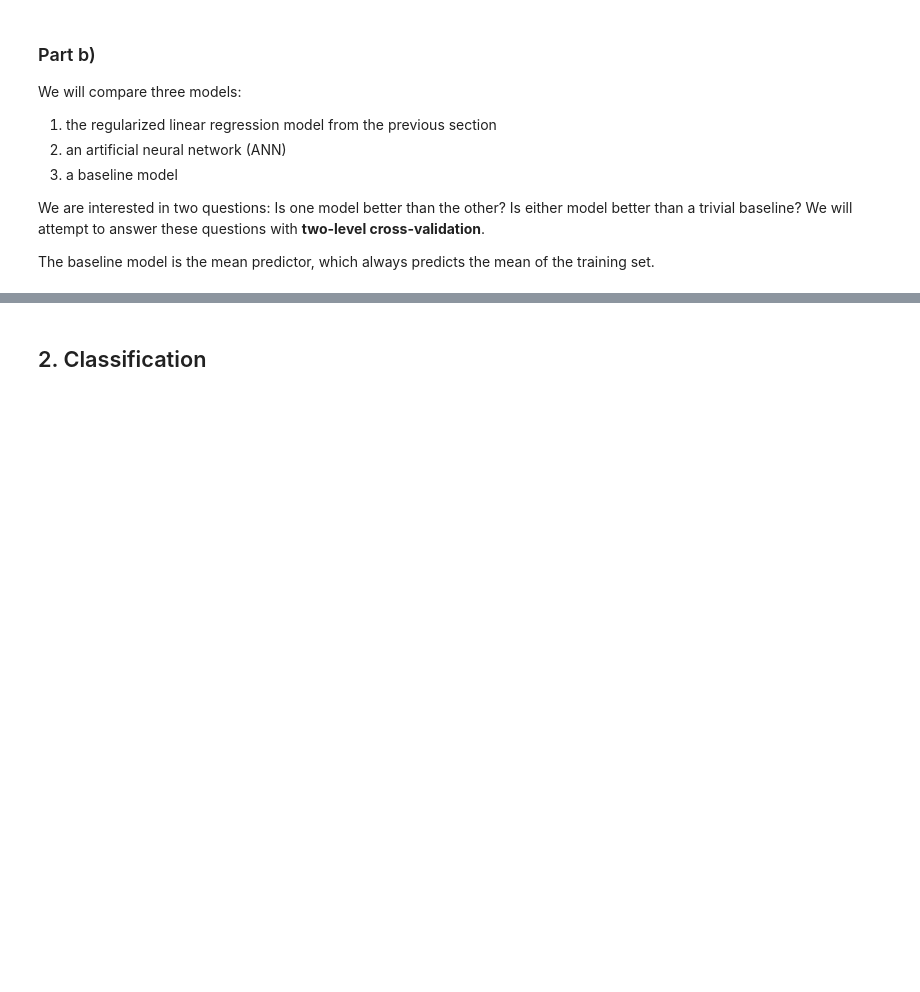
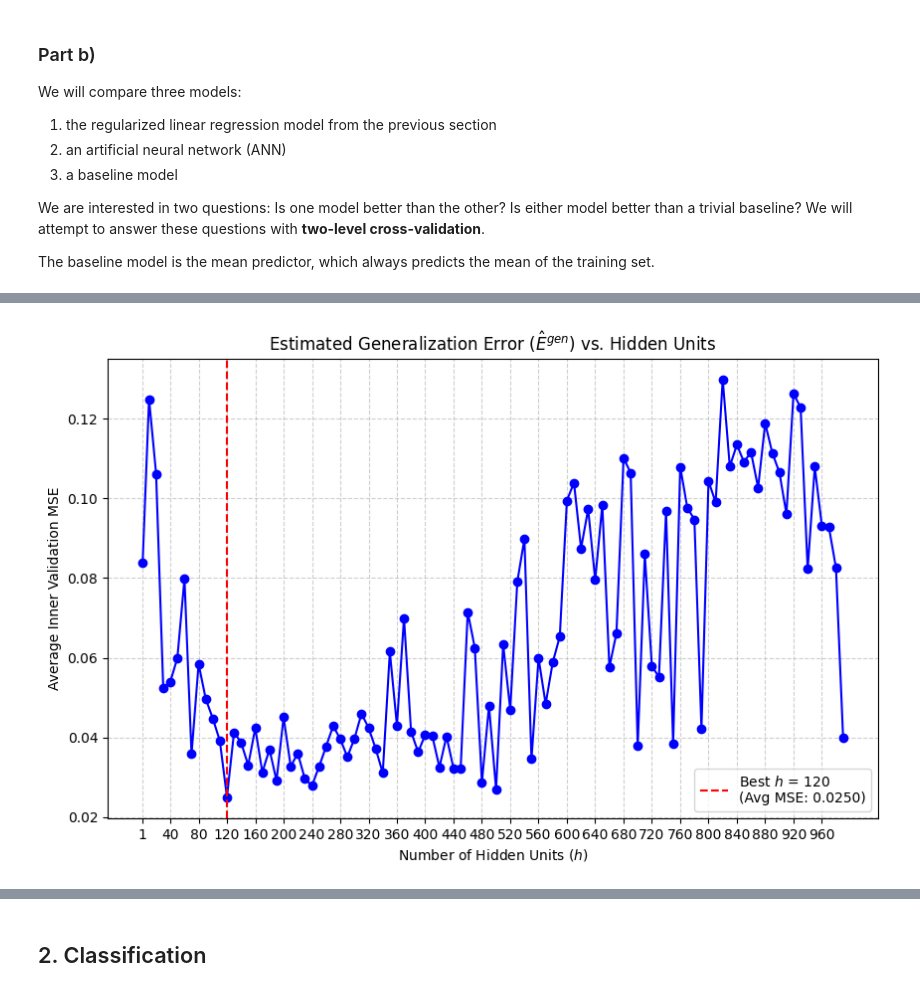
Before and after one commit to schependom/DTU_machine-learning-projects, a Jupyter notebook: Project 2/src/main.ipynb, the cells around one changed output, grey strips where cells are left out. Cells and saved outputs as stored; diff of their text form; code cells hidden in the pictures; blank space fills up the shorter version.

```diff
--- a/Project 2/src/main.ipynb
+++ b/Project 2/src/main.ipynb
@@ -313,3 +395,28 @@ results_df = pd.DataFrame(results)
+# %%
+# --- 4. Plotting Generalization Error vs. Hidden Units (Model Complexity) ---
+
+# Calculate the mean of the inner validation errors across all outer folds.
+# This serves as the best estimate of the generalization error (E^gen) for each 'h'.
+avg_ann_gen_error = np.mean(ann_val_errors_per_outer_fold, axis=0)
+best_avg_error = np.min(avg_ann_gen_error)
+best_h_for_plot = hidden_units[np.argmin(avg_ann_gen_error)]
+
+
+plt.figure(figsize=(10, 6))
+plt.plot(hidden_units, avg_ann_gen_error, marker='o', linestyle='-', color='blue')
+plt.axvline(best_h_for_plot, color='red', linestyle='--',
+            label=f'Best $h$ = {best_h_for_plot}\n(Avg MSE: {best_avg_error:.4f})')
+plt.title(r'Estimated Generalization Error ($\hat{E}^{gen}$) vs. Hidden Units')
+plt.xlabel('Number of Hidden Units ($h$)')
+plt.ylabel('Average Inner Validation MSE')
+# plt.xscale('log')
+# only plot a part of the ticks
+plt.xticks(hidden_units[::4], labels=hidden_units[::4])
+plt.grid(True, which="both", ls="--", alpha=0.6)
+plt.legend()
+plt.show()
+# %% [output]
+[figure, added]
 # %%
 def generate_latex_table_content(df):
     """
```
Also changed, not shown: parts of 13 cells of this notebook, 4 other files.
